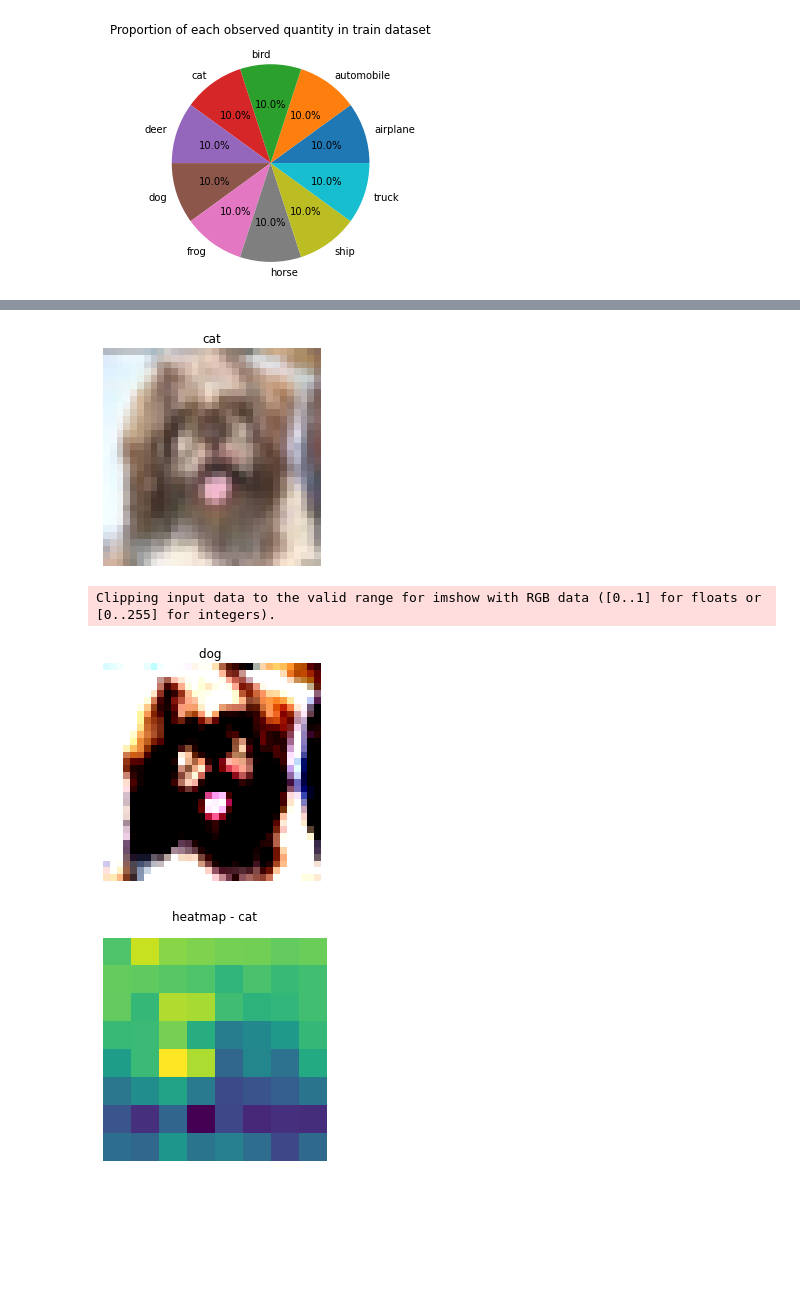
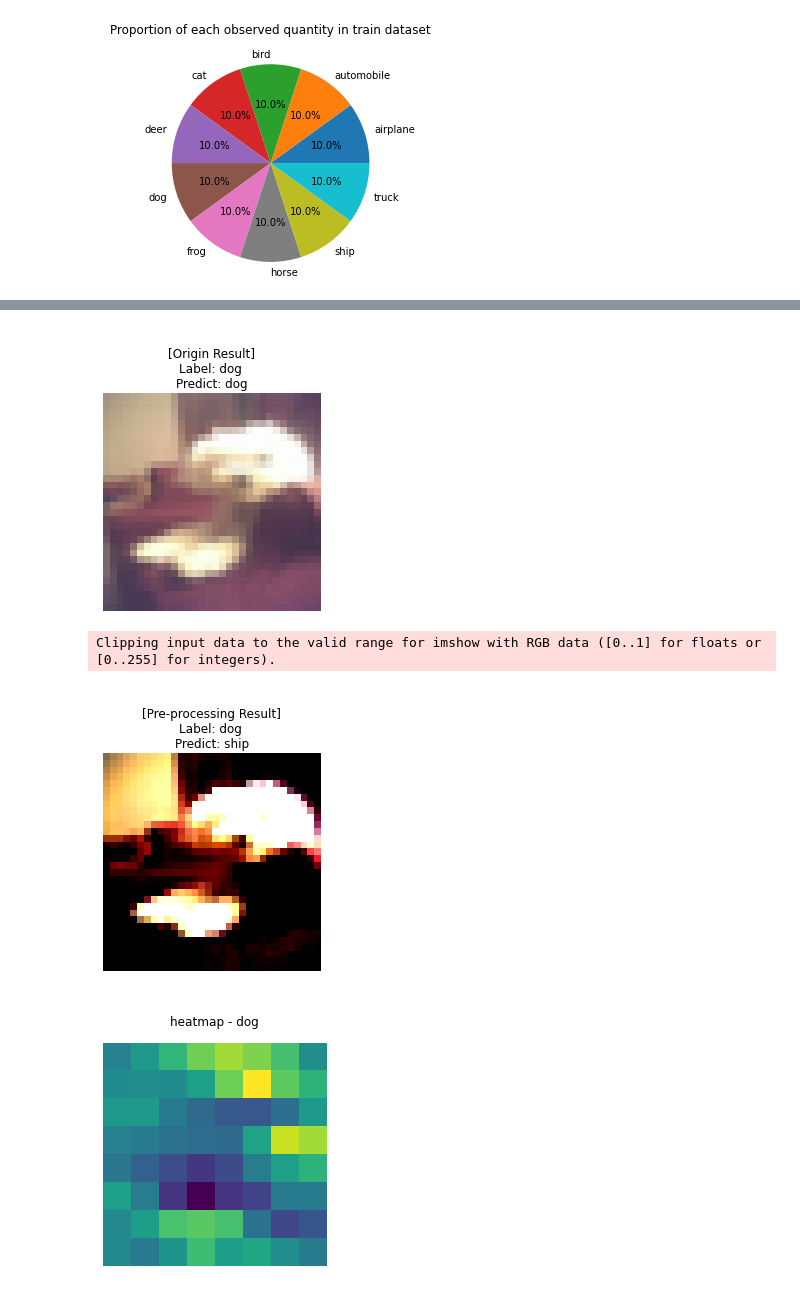
Before and after one commit to kimminju99/Cifar-10_image_classification, a Jupyter notebook: Project2_final_사망년.ipynb, the cells around one changed output, grey strips where cells are left out. Saved outputs shown, nothing was run; the diff lists cells and outputs as text; code cells hidden in the pictures; blank space fills up the shorter version.

```diff
--- a/Project2_final_사망년.ipynb
+++ b/Project2_final_사망년.ipynb
@@ -286,33 +284,28 @@ for i in np.arange(-1,R*C-1):
 # %%
 import matplotlib.image as mpimg
-img_path = '/content/gdrive/My Drive/인공지능/bird.jpg'
+#img_path = '/content/gdrive/My Drive/인공지능/bird.jpg'
 #img = mpimg.imread(img_path)
-img = origin_x_test[7926]
+index = 1620
+img = origin_x_test[index]
 
 pred = model.predict(img.reshape(1,32,32,3))
 pred_label = labels[np.argmax(pred)]
 
 plt.figure(figsize=(4, 4))
 plt.axis('off')
-plt.title(pred_label)
+plt.title("\n[Origin Result]\nLabel: %s \nPredict: %s" %(labels[y_true[index]], pred_label))
 plt.imshow(img)
 plt.show()
 
-after_pred = model.predict(x_test[7926].reshape(1,32,32,3))
+after_pred = model.predict(x_test[index].reshape(1,32,32,3))
 after_pred_label = labels[np.argmax(after_pred)]
 
 plt.figure(figsize=(4, 4))
 plt.axis('off')
-plt.title(after_pred_label+" ")
-plt.imshow(x_test[7926])
+plt.title("\n[Pre-processing Result]\nLabel: %s \nPredict: %s" %(labels[y_true[index]], after_pred_label))
+plt.imshow(x_test[index])
 plt.show()
 
-# #******* gray scale **********
-# R, G, B = img[:, :, 0], img[:, :, 1], img[:, :, 2]
-# img = 0.2989*R + 0.5870*G + 0.1140*B
-# plt.imshow(img, cmap = 'gray')
-# plt.show()
-# #******************************
 
 from keras.preprocessing import image
 #img = image.load_img(img_path, target_size = (32, 32))
@@ -324,23 +317,11 @@ from keras.applications.vgg16 import preprocess_input
 x = preprocess_input(x)
 
 import pandas as pd
-# from keras.applications.vgg16 import decode_predictions
-# tf.keras.applications.resnet.decode_predictions
 preds = model.predict(x)
-# predictions = pd.DataFrame(decode_predictions(preds, top=3)[0],columns=['col1','category','probability']).iloc[:,1:]
 predictions = pd.DataFrame(preds)
-# print('PREDICTION:',predictions.loc[0,'category'])
-# predictions
 
 import seaborn as sns
-# f = sns.barplot(data=predictions,color="red")
-# sns.set_style(style='white')
-# f.grid(False)
-# f.spines["top"].set_visible(False)
-# f.spines["right"].set_visible(False)
-# f.spines["bottom"].set_visible(False)
-# f.spines["left"].set_visible(False)
-# f.set_title('Top 3 Predictions:')
+
 
 argmax = np.argmax(preds[0]) #2
 output = model.output[:, argmax]
@@ -365,36 +346,36 @@ grads = tape.gradient(class_channel, last_conv_layer_output)
 pooled_grads = K.mean(grads, axis=(0,1,2))
 
 last_conv_layer_output = last_conv_layer_output[0]
 heatmap = last_conv_layer_output @ pooled_grads[..., tf.newaxis]
 heatmap = tf.squeeze(heatmap)
 
 plt.matshow(heatmap)
-plt.title('heatmap - '+pred_label)
+plt.title('\nheatmap - '+pred_label)
 plt.axis('off')
 plt.show()
 
 #********** Grad cam *************
 import matplotlib.cm as cm
 img = keras.preprocessing.image.img_to_array(img)
 
 heatmap = np.uint8(255*heatmap)
 jet = cm.get_cmap("jet")
 jet_colors = jet(np.arange(256))[:, :3]
 jet_heatmap = jet_colors[heatmap]
 
 jet_heatmap = keras.preprocessing.image.array_to_img(jet_heatmap)
 jet_heatmap = jet_heatmap.resize((img.shape[1], img.shape[0]))
 jet_heatmap = keras.preprocessing.image.img_to_array(jet_heatmap)
 
 superimposed_img = jet_heatmap * 0.4 + img
 superimposed_img = keras.preprocessing.image.array_to_img(superimposed_img)
 
 plt.matshow(superimposed_img)
-plt.title('CAM - '+pred_label)
+plt.title('\nCAM - '+pred_label)
 plt.axis('off')
 plt.show()
 # %% [output]
-[figure, old version]
+[figure, new version]
 Clipping input data to the valid range for imshow with RGB data ([0..1] for floats or [0..255] for integers).
-[figure, old version]
+[figure, new version]
-[figure, old version]
+[figure, new version]
```
Also changed, not shown: parts of 9 cells of this notebook.
